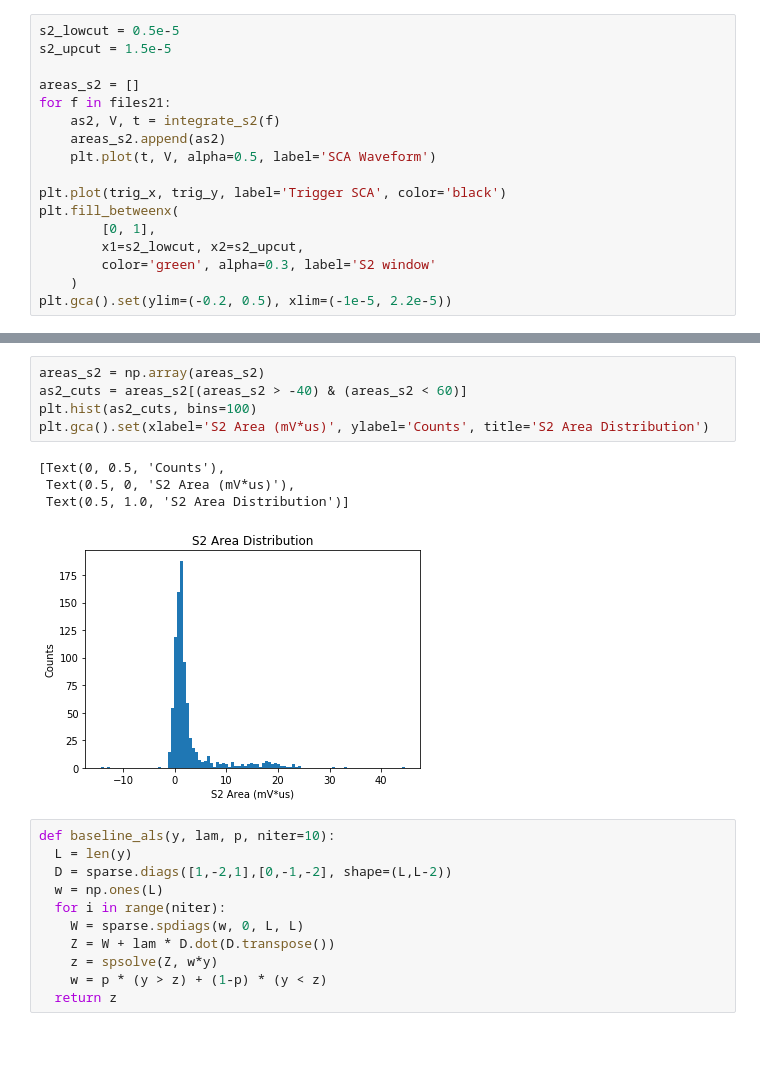
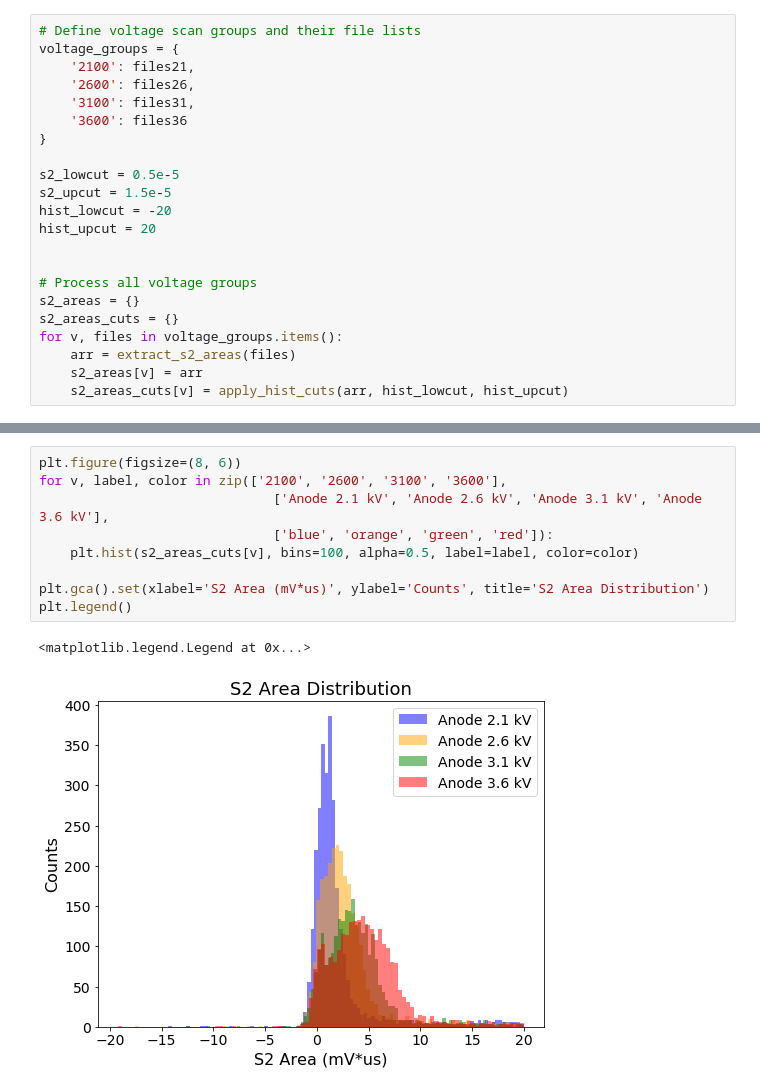
Before and after one commit to proscrite/RaTag, a Jupyter notebook: notebooks/S2_spectrum_PC.ipynb, the cells around one changed output, grey strips where cells are left out. Drawn from its saved outputs; the diff is of its cells as text; blank space fills up the shorter version.

Commit message:
Nb S2 spectrum EL scan

```diff
--- a/notebooks/S2_spectrum_PC.ipynb
+++ b/notebooks/S2_spectrum_PC.ipynb
@@ -50,17 +86,22 @@ def plot_s2_integration(t, V, s2_lowcut, s2_upcut, trig_x = None, trig_y = None)
 # %%
+# Define voltage scan groups and their file lists
+voltage_groups = {
+    '2100': files21,
+    '2600': files26,
+    '3100': files31,
+    '3600': files36
+}
+
 s2_lowcut = 0.5e-5
 s2_upcut = 1.5e-5
+hist_lowcut = -20
+hist_upcut = 20
 
-areas_s2 = []
-for f in files21:
-    as2, V, t = integrate_s2(f)
-    areas_s2.append(as2)
-    plt.plot(t, V, alpha=0.5, label='SCA Waveform')
 
-plt.plot(trig_x, trig_y, label='Trigger SCA', color='black')
-plt.fill_betweenx(
-        [0, 1],
-        x1=s2_lowcut, x2=s2_upcut,
-        color='green', alpha=0.3, label='S2 window'
-    )
-plt.gca().set(ylim=(-0.2, 0.5), xlim=(-1e-5, 2.2e-5))
+# Process all voltage groups
+s2_areas = {}
+s2_areas_cuts = {}
+for v, files in voltage_groups.items():
+    arr = extract_s2_areas(files)
+    s2_areas[v] = arr
+    s2_areas_cuts[v] = apply_hist_cuts(arr, hist_lowcut, hist_upcut)
@@ -87,21 +108,12 @@ Reading 50000 data points from E:\Pablos_Mighty_measurements\RUN1\VoltageScan_5G
 # %%
-areas_s2 = np.array(areas_s2)
-as2_cuts = areas_s2[(areas_s2 > -40) & (areas_s2 < 60)]
-plt.hist(as2_cuts, bins=100)
+plt.figure(figsize=(8, 6))
+for v, label, color in zip(['2100', '2600', '3100', '3600'],
+                              ['Anode 2.1 kV', 'Anode 2.6 kV', 'Anode 3.1 kV', 'Anode 3.6 kV'],
+                              ['blue', 'orange', 'green', 'red']):
+    plt.hist(s2_areas_cuts[v], bins=100, alpha=0.5, label=label, color=color)
+
 plt.gca().set(xlabel='S2 Area (mV*us)', ylabel='Counts', title='S2 Area Distribution')
+plt.legend()
 # %% [output]
-[Text(0, 0.5, 'Counts'),
- Text(0.5, 0, 'S2 Area (mV*us)'),
- Text(0.5, 1.0, 'S2 Area Distribution')]
+<matplotlib.legend.Legend at 0x...>
-[figure, old version]
+[figure, new version]
-# %%
-def baseline_als(y, lam, p, niter=10):
-  L = len(y)
-  D = sparse.diags([1,-2,1],[0,-1,-2], shape=(L,L-2))
-  w = np.ones(L)
-  for i in range(niter):
-    W = sparse.spdiags(w, 0, L, L)
-    Z = W + lam * D.dot(D.transpose())
-    z = spsolve(Z, w*y)
-    w = p * (y > z) + (1-p) * (y < z)
-  return z
```
Also changed, not shown: parts of 7 cells of this notebook, 2 other files.
